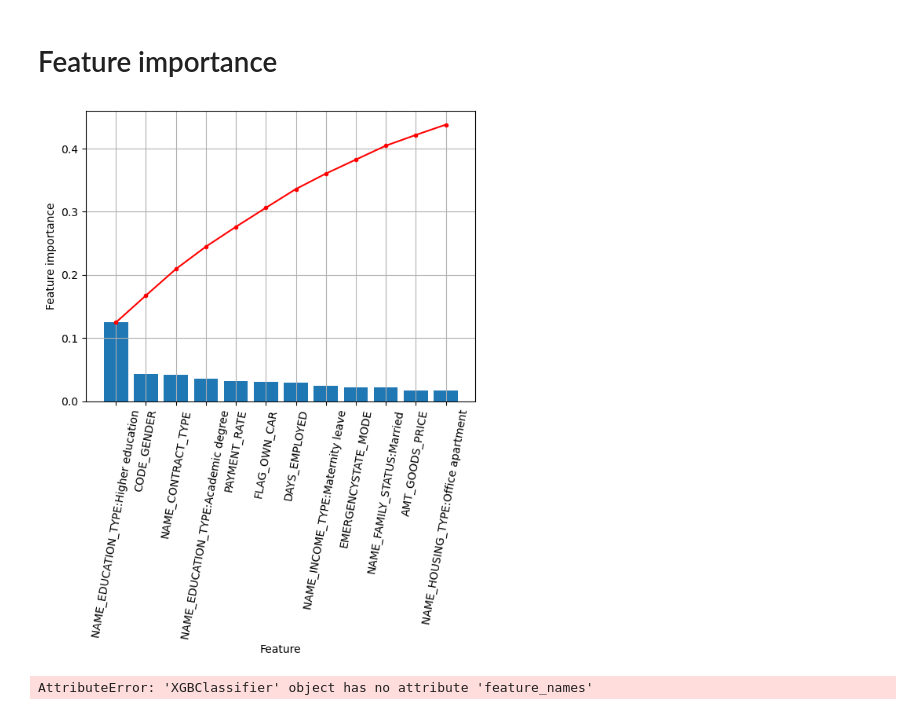
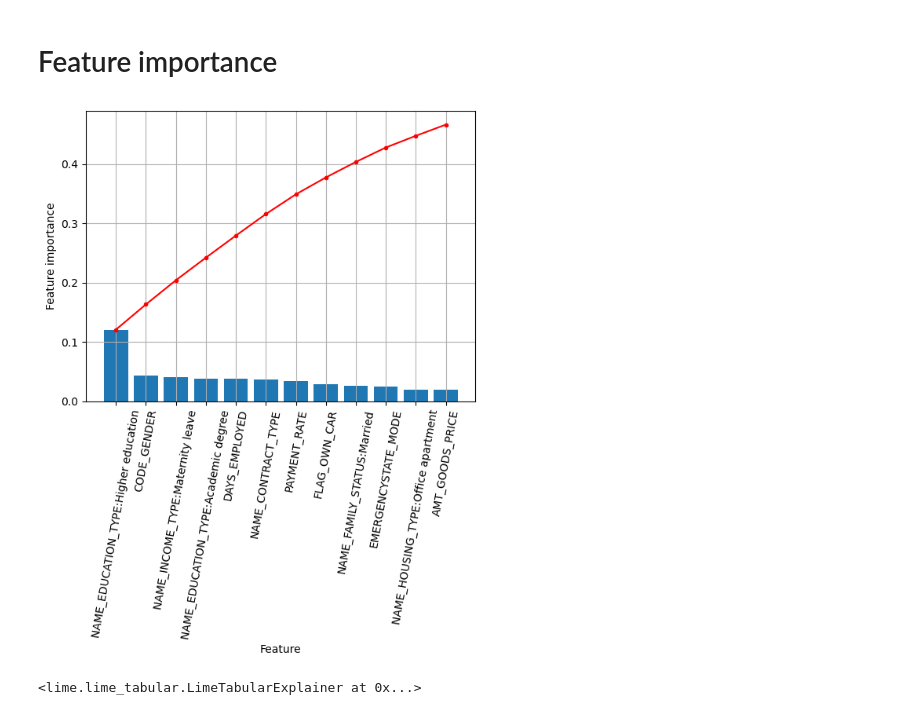
Before and after one commit to flo-richard/OpenClassrooms_Project7_main, a Jupyter notebook: Projet7_new.ipynb, the cells around one changed output. Saved outputs shown, nothing was run; the diff lists cells and outputs as text; code cells hidden in the pictures.

Commit message:
1st approach at local feature importance

```diff
--- a/Projet7_new.ipynb
+++ b/Projet7_new.ipynb
@@ -685,3 +686,10 @@ std:  0.00613547053757242
+# %%
+importlib.reload(utils)
+from sklearn.metrics import make_scorer
+
+error_fn = utils.score_func
+
+custom_error_func = make_scorer(error_fn, greater_is_better=False)
 # %%
 importlib.reload(utils)
 from imblearn.pipeline import Pipeline as imbpipe
@@ -690,9 +698,9 @@ from sklearn.model_selection import GridSearchCV
 from imblearn.under_sampling import RandomUnderSampler
 from sklearn.metrics import make_scorer
 
-error_fn = utils.score_func
+#error_fn = utils.score_func
 
-score = make_scorer(error_fn, greater_is_better=False)
+#score = make_scorer(error_fn, greater_is_better=False)
 
 model_rf = imbpipe(steps=[
     ('sampling', RandomUnderSampler(random_state=42)),
@@ -706,7 +714,7 @@ par_grid = {
     'classification__max_features': ['sqrt', 'log2'],
     'classification__min_samples_leaf': [1, 3, 5]
 }
-rf_custom = utils.train_model(model_rf, par_grid, X_train, y_train, score)
+rf_custom = utils.train_model(model_rf, par_grid, X_train, y_train, custom_error_func)
 rf_custom_predict = rf_custom.predict(X_test.values)
 print(utils.score_func(y_test, rf_custom_predict))
 # %% [output]
@@ -738,0 +749,28 @@ std:  0.00023075140343763217
+# %%
+importlib.reload(utils)
+from imblearn.pipeline import Pipeline as imbpipe
+from sklearn.linear_model import LogisticRegression
+from sklearn.model_selection import GridSearchCV
+from imblearn.under_sampling import RandomUnderSampler
+from imblearn.over_sampling import RandomOverSampler
+from imblearn.over_sampling import SMOTE
+from xgboost import XGBClassifier
+
+custom_error_func = make_scorer(utils.score_func, greater_is_better=False)
+
+
+model_xgb = imbpipe(steps=[
+    ('sampling', SMOTE()),
+    ('classification', XGBClassifier(n_estimators=100, random_state=42))
+])
+
+par_grid = {
+    'classification__max_depth': [8, 10, 15],
+    'classification__learning_rate': [.2, .25, .3],
+    'classification__colsample_bytree': [.7, .75, .8]
+}
+
+xgb_custom = utils.train_model(model_xgb, par_grid, X_train, y_train, custom_error_func)
+xgb_custom_predict = xgb_custom.predict(X_test.values)
+
+utils.score_func(y_test.values, xgb_custom_predict)
@@ -739,39 +788,40 @@ std:  0.00023075140343763217
 # %% [markdown]
 # Feature importance
 # %%
-xgb_best = xgb.best_estimator_
+xgb_best = xgb_custom.best_estimator_
 
 importance_xgb = pd.DataFrame.from_dict({
     'name': X_train.columns.to_list(),
     'feature_imp': xgb_best.named_steps['classification'].feature_importances_
 })
 
 importance_xgb = importance_xgb.sort_values(by=['feature_imp'], ascending=False)
 cumul_importance = np.cumsum(importance_xgb['feature_imp'].head(12))
 
 #fig, ax = plt.figure(figsize=(10,8))
 
 plt.bar(importance_xgb['name'].head(12), importance_xgb['feature_imp'].head(12))
 plt.plot(importance_xgb['name'].head(12), cumul_importance, marker='.', c='r')
 
 plt.xlabel('Feature')
 plt.ylabel('Feature importance')
 plt.xticks(ticks=np.linspace(0, 11, 12), labels=importance_xgb['name'].head(12), rotation=80)
 plt.grid()
 
 plt.show()
 # %% [output]
-[figure, old version]
+[figure, new version]
 # %%
 import lime
 from lime import lime_tabular
 
 explainer = lime_tabular.LimeTabularExplainer(
-    X_train,
+    X_train.values,
     mode='classification',
-    feature_names=xgb_best.named_steps['classification'].feature_names
+    feature_names=X_train.columns.to_list(),
+    class_names=list(y_train.unique())
 )
 
 explainer
 # %% [output]
-AttributeError: 'XGBClassifier' object has no attribute 'feature_names'
+<lime.lime_tabular.LimeTabularExplainer at 0x...>
```
Also changed, not shown: parts of 4 cells of this notebook, 1 other file.
